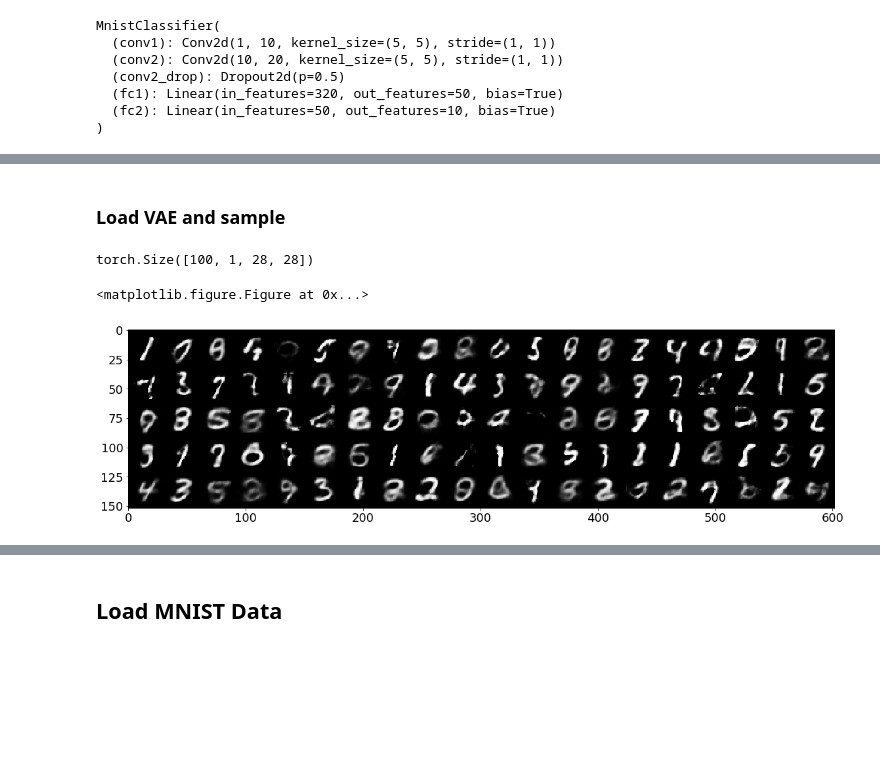
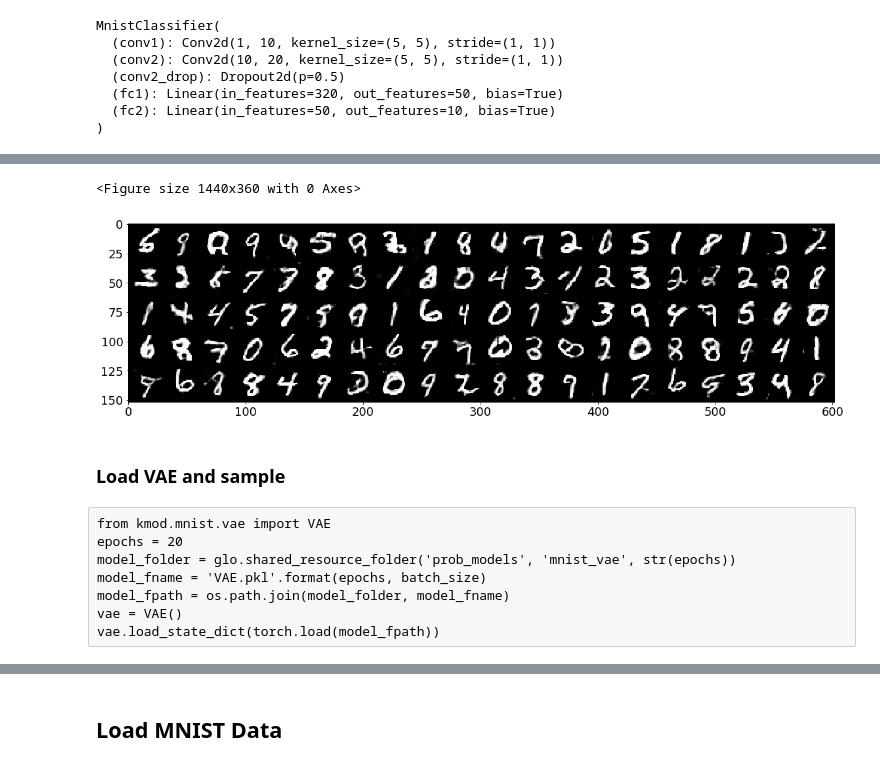
Before and after one commit to wittawatj/kernel-mod, a Jupyter notebook: ipynb/gan/mnist_opt.ipynb, the cells around one changed output, grey strips where cells are left out. Drawn from its saved outputs; the diff is of its cells as text; code cells hidden in the pictures; blank space fills up the shorter version.

```diff
--- a/ipynb/gan/mnist_opt.ipynb
+++ b/ipynb/gan/mnist_opt.ipynb
@@ -144,2 +147,14 @@ plot.show_torch_imgs(gen_imgs, nrow=20, figsize=(20, 5), normalize=True)
+# %%
+import kmod.plot as plot
+
+# generate images and show
+n_gen = 20*5
+gen_imgs = gen_q.sample(n_gen)
+
+plt.figure(figsize=(20, 5))
+plot.show_torch_imgs(gen_imgs, nrow=20, figsize=(20, 5), normalize=True)
+# %% [output]
+<Figure size 1440x360 with 0 Axes>
+[figure, added]
 # %% [markdown]
 ### Load VAE and sample
@@ -161,12 +161,8 @@ def vae_sample(vae, n):
-# %%
-# generate images and show
-n_gen = 20*5
-gen_imgs = torch.tensor(vae_sample(vae, n_gen))
-print(gen_imgs.size())
-
-plt.figure(figsize=(20, 5))
-plot.show_torch_imgs(gen_imgs, nrow=20, figsize=(20, 5))
-# %% [output]
-torch.Size([100, 1, 28, 28])
-<matplotlib.figure.Figure at 0x...>
-[figure, removed]
+# %% [raw]
+from kmod.mnist.vae import VAE
+epochs = 20
+model_folder = glo.shared_resource_folder('prob_models', 'mnist_vae', str(epochs))
+model_fname = 'VAE.pkl'.format(epochs, batch_size)
+model_fpath = os.path.join(model_folder, model_fname)
+vae = VAE()
+vae.load_state_dict(torch.load(model_fpath))
```
Also changed, not shown: parts of 25 cells of this notebook, 2 other files.
